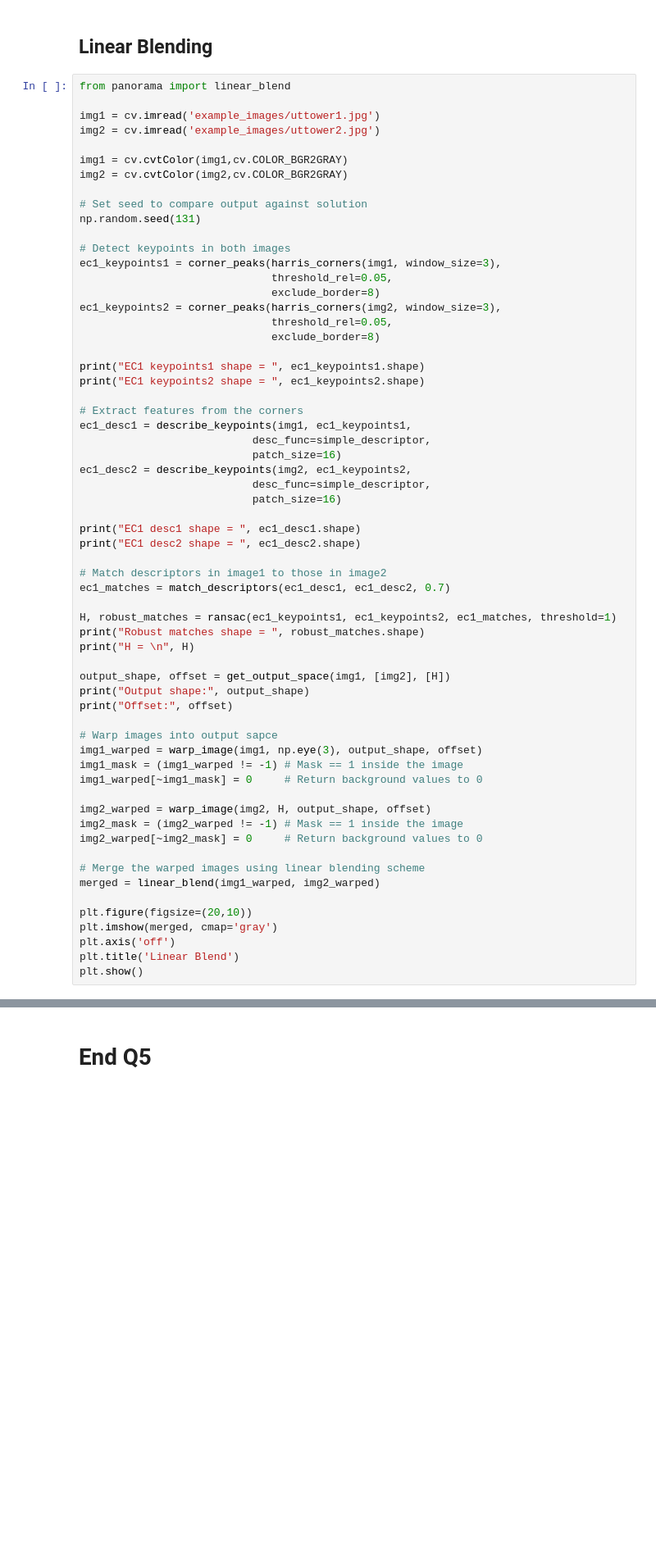
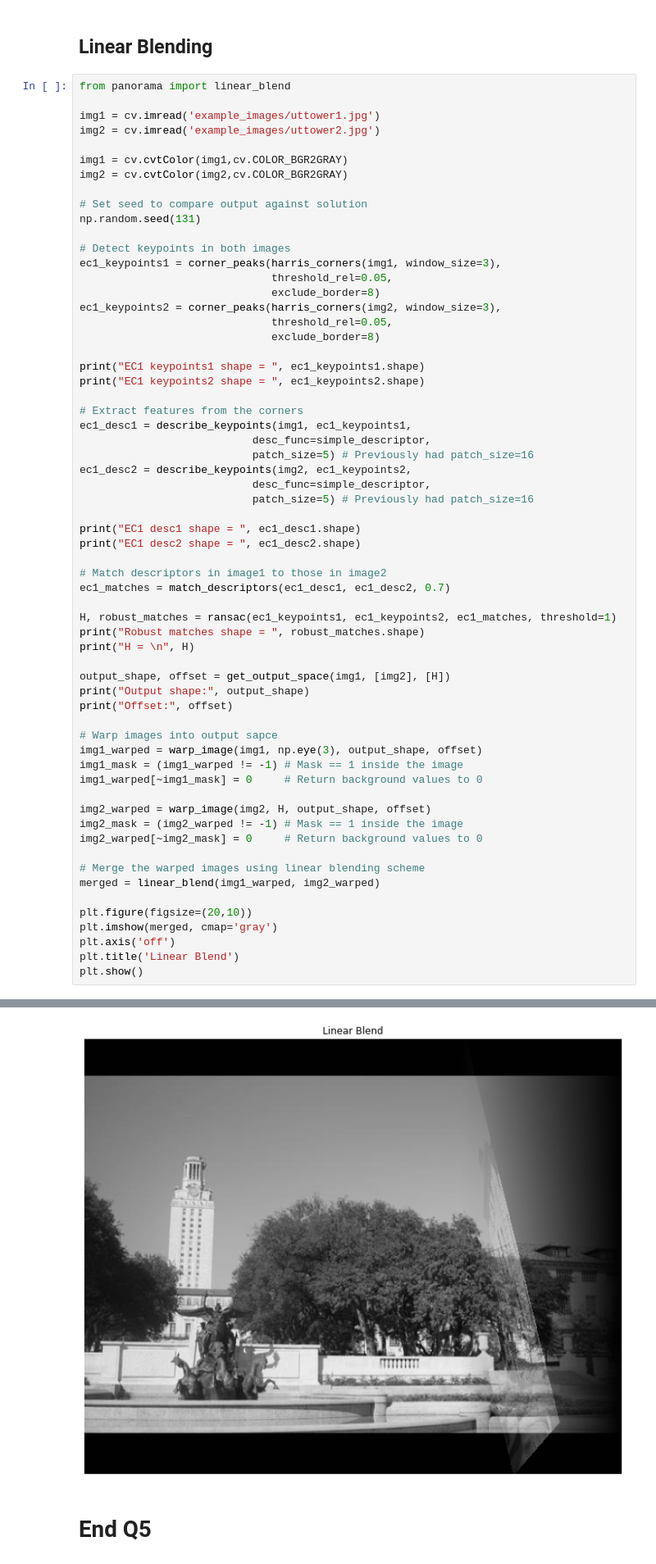
Before and after one commit to kwantlin/student-assignment-1, a Jupyter notebook: panorama.ipynb, the cells around one changed output, grey strips where cells are left out. Shown at 82% size. Cells and saved outputs as stored; diff of their text form; blank space fills up the shorter version.

```diff
--- a/panorama.ipynb
+++ b/panorama.ipynb
@@ -470,10 +470,10 @@ print("EC1 keypoints2 shape = ", ec1_keypoints2.shape)
 # Extract features from the corners
 ec1_desc1 = describe_keypoints(img1, ec1_keypoints1,
                            desc_func=simple_descriptor,
-                           patch_size=16)
+                           patch_size=5) # Previously had patch_size=16
 ec1_desc2 = describe_keypoints(img2, ec1_keypoints2,
                            desc_func=simple_descriptor,
-                           patch_size=16)
+                           patch_size=5) # Previously had patch_size=16
 
 print("EC1 desc1 shape = ", ec1_desc1.shape)
 print("EC1 desc2 shape = ", ec1_desc2.shape)
@@ -506,3 +506,4 @@ plt.imshow(merged, cmap='gray')
 plt.axis('off')
 plt.title('Linear Blend')
 plt.show()
+# %% [output]
@@ -509,2 +521,3 @@ plt.show()
+[figure, added]
 # %% [markdown]
 # End Q5
```
Also changed, not shown: parts of 10 cells of this notebook, 2 other files.
